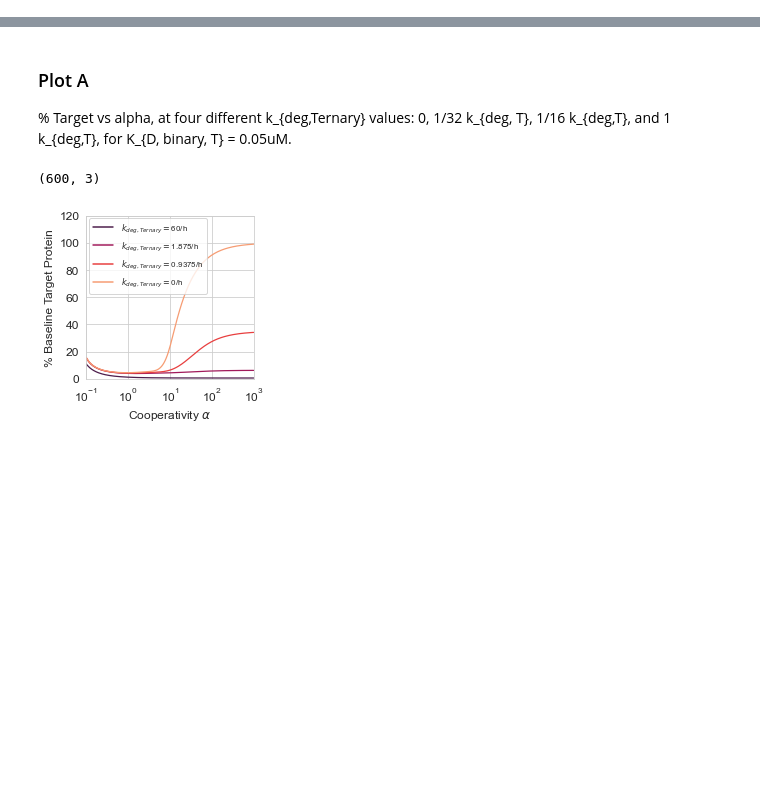
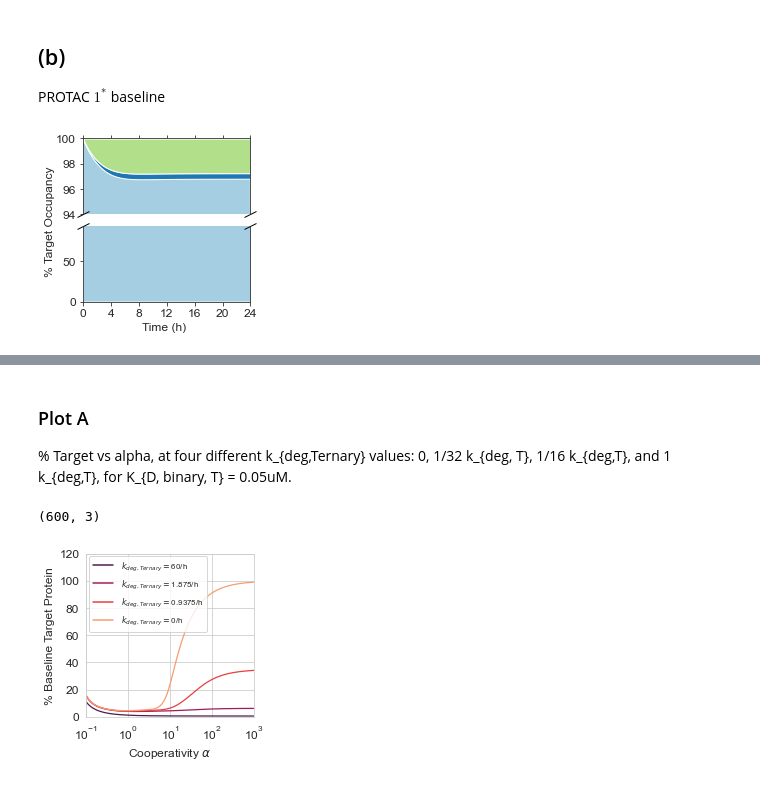
Before and after one commit to stxinsite/kinetic-degradation, a Jupyter notebook: sandbox.ipynb, the cells around one changed output, grey strips where cells are left out. Saved outputs shown, nothing was run; the diff lists cells and outputs as text; code cells hidden in the pictures; blank space fills up the shorter version.

```diff
--- a/sandbox.ipynb
+++ b/sandbox.ipynb
@@ -22,0 +232,21 @@ def argmin_alpha(df):
+# %% [markdown]
+## (b)
+PROTAC $1^*$ baseline
+# %%
+result_b = (
+    result
+    .loc[(result.PROTAC == 'PROTAC 1*') & (result.kdeg_Ternary == 0)]
+    .assign(
+        t=lambda x: x['t'],
+        target=lambda x: x.filter(
+            regex='(^T$)|(^.*(?!T_Ub_4)(T_Ub.*))').sum(axis=1) / x['total_target'] * 100,
+        poly_ub_target=lambda x: x.filter(
+            regex='(^.*T_Ub_4$)').sum(axis=1) / x['total_target'] * 100,
+        ternary=lambda x: x.filter(
+            regex='^Ternary.*').sum(axis=1) / x['total_target'] * 100
+    )
+)
+
+make_species_stackplot(result_b, "./plots/species_vs_time_protac1_star_bpd_ec=0.001_t=24.eps")
+# %% [output]
+[figure, added]
```
Also changed, not shown: parts of 15 cells of this notebook.
